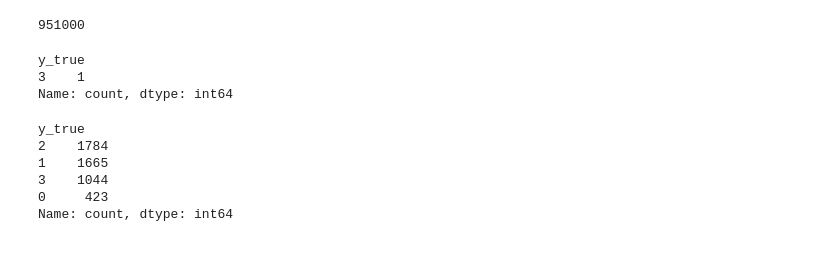
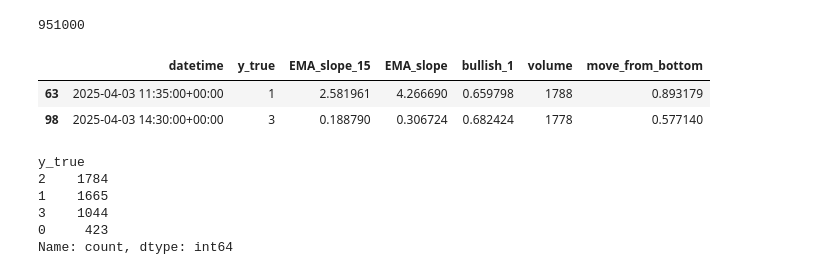
Before and after one commit to vgupta2710/Equity-Plans, a Jupyter notebook: deepnote/Data_Importer/6. Flag Adjustments Historical.ipynb, the cells around one changed output. Drawn from its saved outputs; the diff is of its cells as text; code cells hidden in the pictures.

```diff
--- a/deepnote/Data_Importer/6. Flag Adjustments Historical.ipynb
+++ b/deepnote/Data_Importer/6. Flag Adjustments Historical.ipynb
@@ -1207,4 +1207,11 @@ This suggests that high volume combined with strong trend movement (either direc
 # %%
 import pandas as pd
 history = pd.read_csv('/work/data/processed/transformed_data.csv')
-history = history.iloc[-300:]
+updated_preds = pd.read_csv('/work/data/predictions/predictions_data.csv')
+# %%
+history = pd.merge(
+    history,
+    updated_preds,
+    on='datetime',
+    how='inner'
+)
@@ -1231,15 +1262,14 @@ NameError: name 'base_data' is not defined
 951000
 # %%
 history[(history['bearish_2']> 0.7)
-        & (history['volume']> 600)
-
-        #& ((history['EMA_slope']>0.25) | (history['EMA_slope']<-0.25))
+        & (history['volume']> 900)
+        & ((history['EMA_slope']>0.25) | (history['EMA_slope']<-0.25))
         #& (history['move_from_top']<0.45) & (history['move_from_top']>0.12)
-]['y_true'].value_counts()
+][['datetime','y_true','EMA_slope_15','EMA_slope','bullish_1','volume','move_from_bottom']]
 # %% [output]
-y_true
-3    1
-Name: count, dtype: int64
+|  | datetime | y_true | EMA_slope_15 | EMA_slope | bullish_1 | volume | move_from_bottom |
+| 63 | 2025-04-03 11:35:00+00:00 | 1 | 2.581961 | 4.266690 | 0.659798 | 1788 | 0.893179 |
+| 98 | 2025-04-03 14:30:00+00:00 | 3 | 0.188790 | 0.306724 | 0.682424 | 1778 | 0.577140 |
 # %%
 base_data[(base_data['volume']> 900)
         & (base_data['bearish_2']> 0.72)
```
Also changed, not shown: parts of 4 cells of this notebook, 1 other file.
